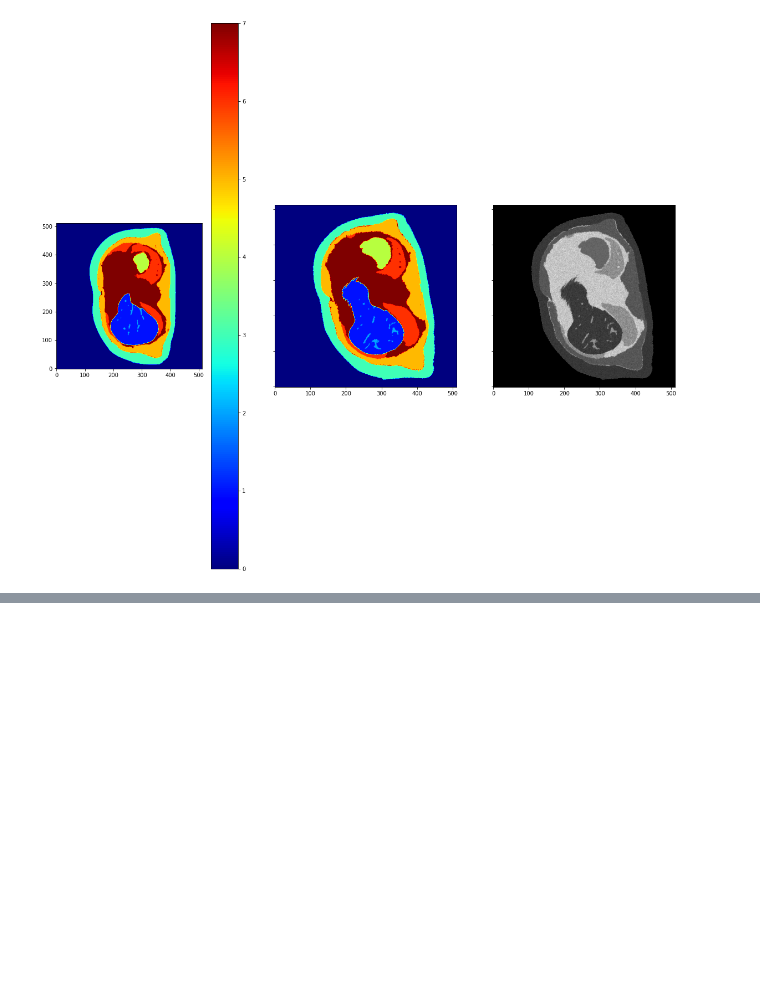
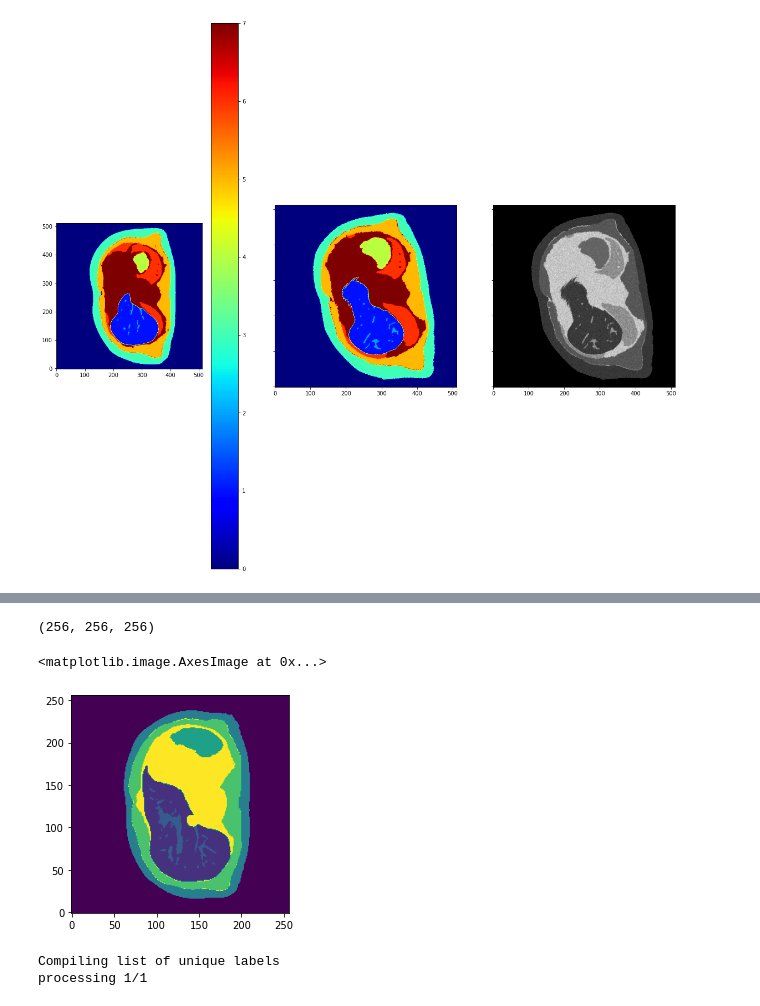
Before and after one commit to cjbueloMP/lab2im, a Jupyter notebook: liver_example.ipynb, the cells around one changed output, grey strips where cells are left out. Drawn from its saved outputs; the diff is of its cells as text; code cells hidden in the pictures; blank space fills up the shorter version.

```diff
--- a/liver_example.ipynb
+++ b/liver_example.ipynb
@@ -121,8 +138,60 @@ print(classes)
 # %%
 # classes and numbers: 0: background, 1: liver, 2: vasculature in liver, 3: fat, 4: spleen, 5: muscle, 6: lung, 7: general organs
 # need to assign susceptibility values to these.
 os.chdir(basepath)
-liver_means = np.array([0, -6, -9, -7, -7.12, -7.38, 0, -9])
+liver_means = np.array([[0, -6, -9, -7, -7.12, -7.38, 0, -9],
+                        [1,1,1,1,1,1,1,1]])
 np.save('liver_means.npy',liver_means)
-liver_std = np.array([2, 4, 2, 2, 2, 2, 2, 2])
-np.save('liver_std.npy',liver_std)
+liver_std = np.array([[2, 4, 2, 2, 2, 2, 2, 2],
+                      [1,1,1,1,1,1,1,1]])
+np.save('liver_stds.npy',liver_std)
+liver = nb.load('liver_all_parts_seg_20180410.nii.gz')
+liver = np.array(liver.dataobj)
+liver256 = liver[::2,::2,:]
+print(liver256.shape)
+liver_nii = nb.Nifti1Image(liver256, affine=np.eye(4))
+nb.save(liver_nii,'liver_256_all_parts_seg_20180410.nii.gz')
+plt.imshow(liver256[:,:,128],origin='lower')
+# %% [output]
+(256, 256, 256)
+<matplotlib.image.AxesImage at 0x...>
+[figure, added]
+# %%
+import os
+from lab2im.utils import save_volume
+from lab2im.image_generator import ImageGenerator
+
+os.chdir(basepath)
+# label map to generate images from
+path_label_map = './liver_256_all_parts_seg_20180410.nii.gz'
+
+# general parameters
+n_examples = 5
+result_dir = '/raid/generated_images'
+output_shape = None  # shape of the output images, obtained by randomly cropping the generated images
+
+prior_distribution = 'normal'
+prior_means = './liver_means.npy'
+prior_stds = './liver_stds.npy'
+
+liver_generator = ImageGenerator(labels_dir = path_label_map,
+                                prior_distributions=prior_distribution,
+                                prior_means=prior_means,
+                                prior_stds=prior_stds,
+                                )
+
+# create result dir
+if not os.path.exists(os.path.join(result_dir)):
+    os.mkdir(result_dir)
+
+for n in range(n_examples):
+
+    # generate new image and corresponding labels
+    im, lab = liver_generator.generate_image()
+
+    # save output image and label map
+    save_volume(im, liver_generator.aff, liver_generator.header, os.path.join(result_dir, 'chi_%s.nii.gz' % n))
+    save_volume(lab, liver_generator.aff, liver_generator.header, os.path.join(result_dir, 'chi_labels_%s.nii.gz' % n))
+# %% [output]
+Compiling list of unique labels
+processing 1/1
```
Also changed, not shown: parts of 6 cells of this notebook, 4 other files.
